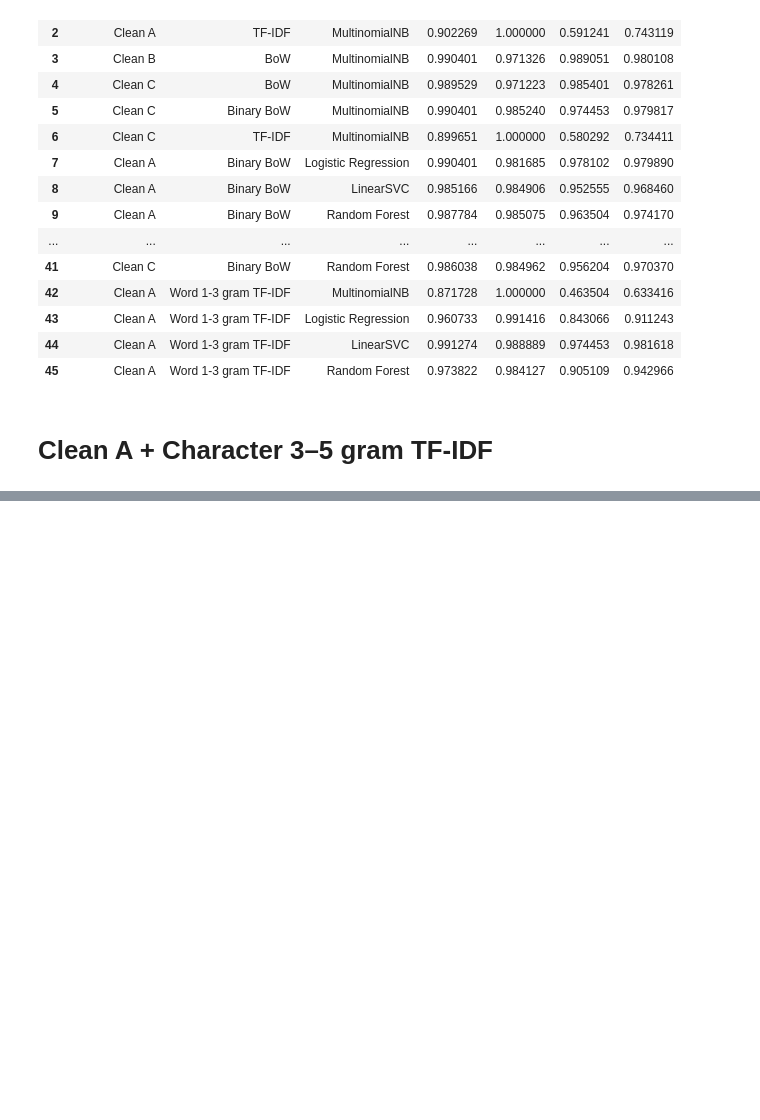
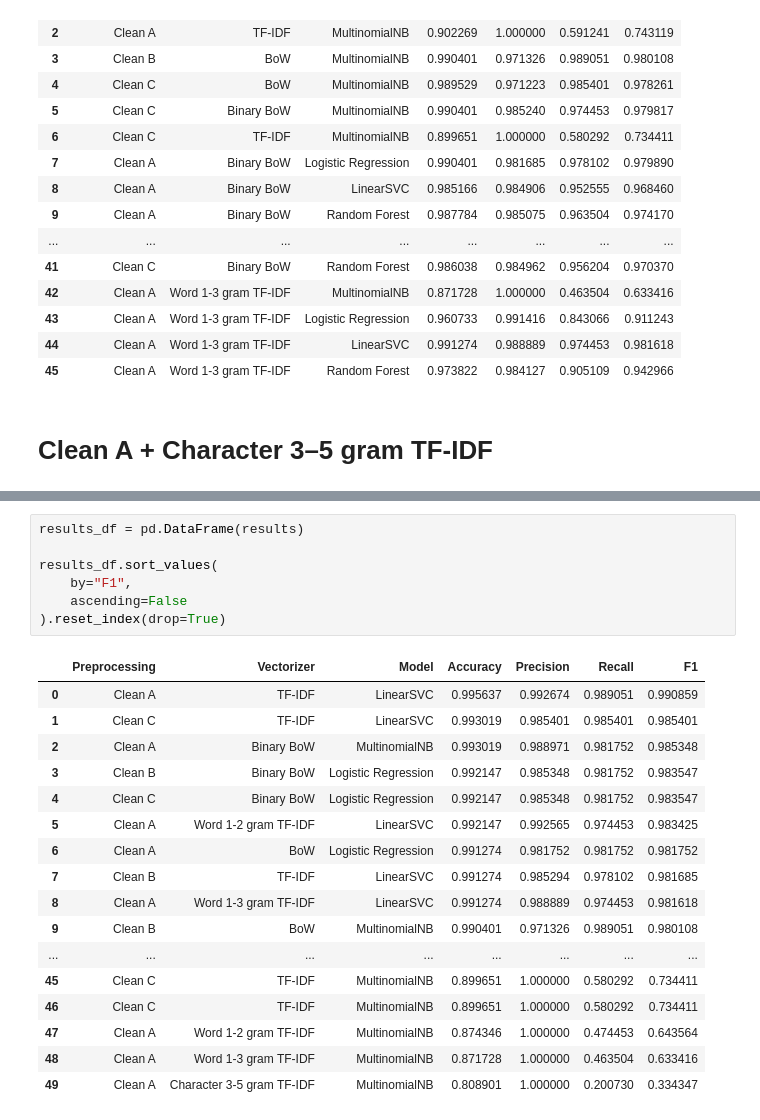
Before and after one commit to 1415-kunal/email_spam_classifier, a Jupyter notebook: Notebooks/05_cleaned_modeling.ipynb, the cells around one changed output, grey strips where cells are left out. Cells and saved outputs as stored; diff of their text form; blank space fills up the shorter version.

Commit message:
feat: complete model comparison and select final model

```diff
--- a/Notebooks/05_cleaned_modeling.ipynb
+++ b/Notebooks/05_cleaned_modeling.ipynb
@@ -1722,0 +1746,25 @@ results_df
+# %%
+results_df = pd.DataFrame(results)
+
+results_df.sort_values(
+    by="F1",
+    ascending=False
+).reset_index(drop=True)
+# %% [output]
+|  | Preprocessing | Vectorizer | Model | Accuracy | Precision | Recall | F1 |
+| 0 | Clean A | TF-IDF | LinearSVC | 0.995637 | 0.992674 | 0.989051 | 0.990859 |
+| 1 | Clean C | TF-IDF | LinearSVC | 0.993019 | 0.985401 | 0.985401 | 0.985401 |
+| 2 | Clean A | Binary BoW | MultinomialNB | 0.993019 | 0.988971 | 0.981752 | 0.985348 |
+| 3 | Clean B | Binary BoW | Logistic Regression | 0.992147 | 0.985348 | 0.981752 | 0.983547 |
+| 4 | Clean C | Binary BoW | Logistic Regression | 0.992147 | 0.985348 | 0.981752 | 0.983547 |
+| 5 | Clean A | Word 1-2 gram TF-IDF | LinearSVC | 0.992147 | 0.992565 | 0.974453 | 0.983425 |
+| 6 | Clean A | BoW | Logistic Regression | 0.991274 | 0.981752 | 0.981752 | 0.981752 |
+| 7 | Clean B | TF-IDF | LinearSVC | 0.991274 | 0.985294 | 0.978102 | 0.981685 |
+| 8 | Clean A | Word 1-3 gram TF-IDF | LinearSVC | 0.991274 | 0.988889 | 0.974453 | 0.981618 |
+| 9 | Clean B | BoW | MultinomialNB | 0.990401 | 0.971326 | 0.989051 | 0.980108 |
+| ... | ... | ... | ... | ... | ... | ... | ... |
+| 45 | Clean C | TF-IDF | MultinomialNB | 0.899651 | 1.000000 | 0.580292 | 0.734411 |
+| 46 | Clean C | TF-IDF | MultinomialNB | 0.899651 | 1.000000 | 0.580292 | 0.734411 |
+| 47 | Clean A | Word 1-2 gram TF-IDF | MultinomialNB | 0.874346 | 1.000000 | 0.474453 | 0.643564 |
+| 48 | Clean A | Word 1-3 gram TF-IDF | MultinomialNB | 0.871728 | 1.000000 | 0.463504 | 0.633416 |
+| 49 | Clean A | Character 3-5 gram TF-IDF | MultinomialNB | 0.808901 | 1.000000 | 0.200730 | 0.334347 |
```
Also changed, not shown: parts of 9 cells of this notebook.
